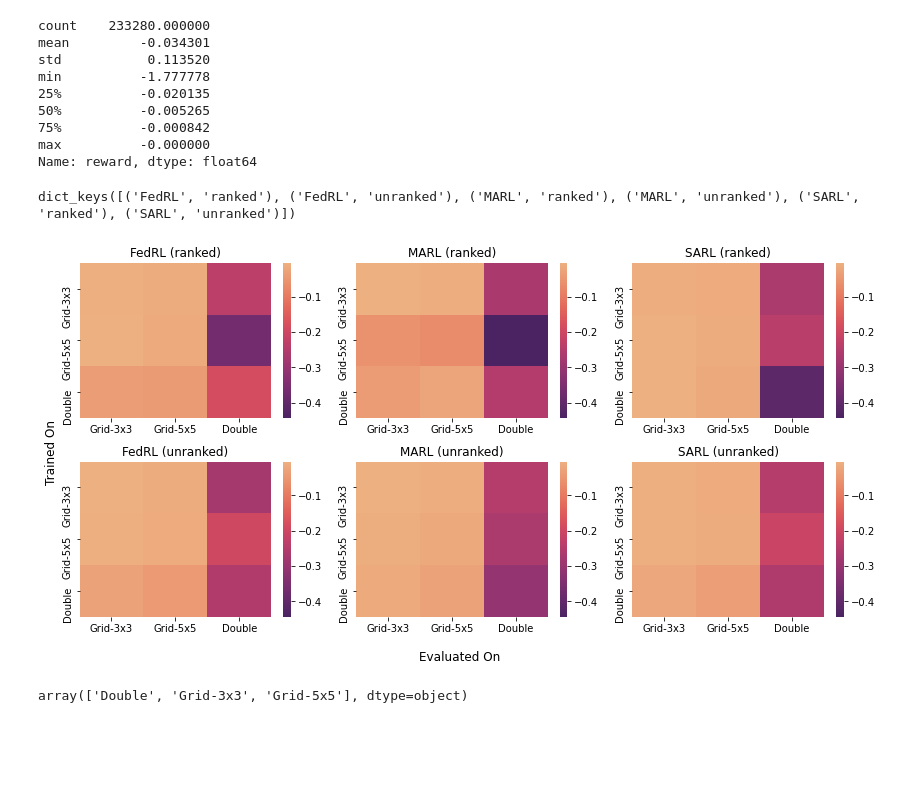
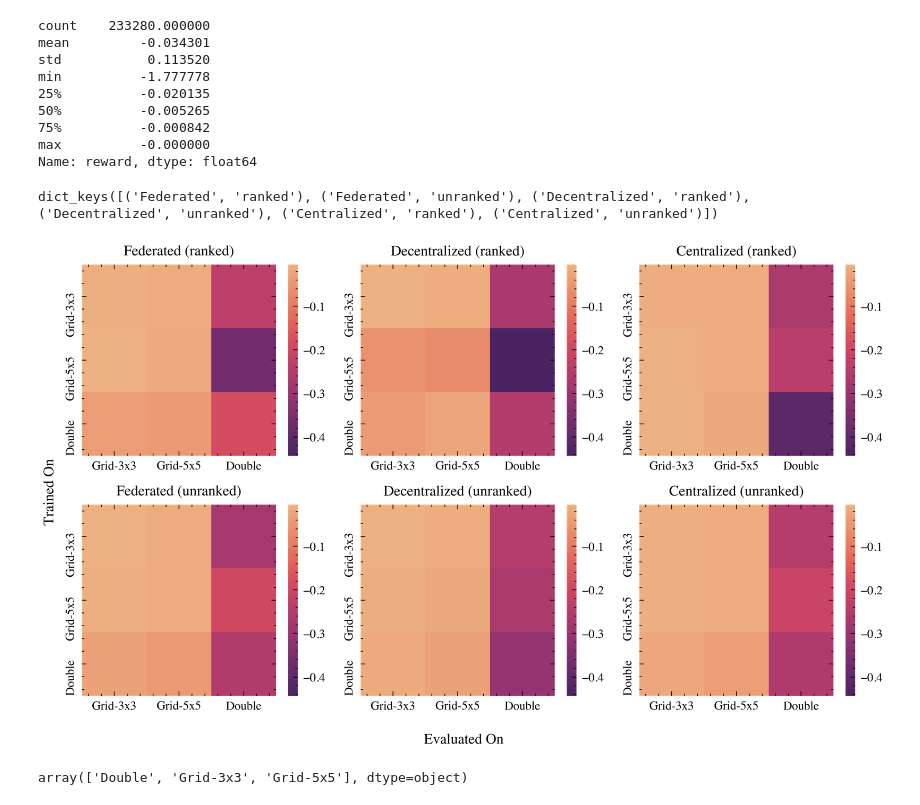
Before and after one commit to nathaniel-hudson/SUMO-FedRL, a Jupyter notebook: notebooks/Experiments Analysis.ipynb, the cells around one changed output. Drawn from its saved outputs; the diff is of its cells as text; code cells hidden in the pictures; blank space fills up the shorter version.

Commit message:
Updates to Plotting

```diff
--- a/notebooks/Experiments Analysis.ipynb
+++ b/notebooks/Experiments Analysis.ipynb
@@ -4,6 +4,9 @@ import numpy as np
 import pandas as pd
 import seaborn as sns
 from os.path import join
+
+plt.style.use(['science', 'ieee', 'no-latex'])
+major, minor = 5.0, 3.0
 # %%
 rewards_df = pd.read_csv(join("..", "out", "experiments", "digital", "rewards.csv"))
 rewards_df["trainer_intersection"].replace({
@@ -16,6 +19,11 @@ rewards_df["netfile"].replace({
     "grid_5x5": "Grid-5x5",
     "double_loop": "Double"
 }, inplace=True)
+rewards_df["trainer"].replace({
+    "FedRL": "Federated",
+    "MARL": "Decentralized",
+    "SARL": "Centralized"
+}, inplace=True)
 rewards_df.head()
 # %% [output]
 |  | Unnamed: 0 | tls_id | reward | netfile | step | n_vehicles | policy | trainer | trainer_intersection | ... |
@@ -78,38 +91,38 @@ for trainer in rewards_df["trainer"].unique():
 
 matrices.keys()
 # %% [output]
-dict_keys([('FedRL', 'ranked'), ('FedRL', 'unranked'), ('MARL', 'ranked'), ('MARL', 'unranked'), ('SARL', 'ranked'), ('SARL', 'unranked')])
+dict_keys([('Federated', 'ranked'), ('Federated', 'unranked'), ('Decentralized', 'ranked'), ('Decentralized', 'unranked'), ('Centralized', 'ranked'), ('Centralized', 'unranked')])
 # %%
 RANKS = ["ranked", "unranked"]
-TRAINERS = ["FedRL", "MARL", "SARL"]
+TRAINERS = ["Federated", "Decentralized", "Centralized"]
 
 vmin, vmax = float("inf"), float("-inf")
 for matrix in matrices.values():
     mat = matrix.flatten()
     vmin = min(vmin, mat.min())
     vmax = max(vmax, mat.max())
 
-fig, axes = plt.subplots(nrows=len(RANKS), ncols=len(TRAINERS), figsize=(12, 6))
+fig, axes = plt.subplots(nrows=len(RANKS), ncols=len(TRAINERS), figsize=(8, 4.75))
 
 for row, ranked in enumerate(RANKS):
     for col, trainer in enumerate(TRAINERS):
         f = sns.heatmap(
             matrices[trainer, ranked],
             xticklabels=['Grid-3x3', 'Grid-5x5', 'Double'],
             yticklabels=['Grid-3x3', 'Grid-5x5', 'Double'],
             vmin=vmin,
             vmax=vmax,
             cmap="flare_r",
             ax=axes[row, col]
         )
         axes[row, col].set_title(f"{trainer} ({ranked})")
 
 fig.supylabel("Trained On")
 fig.supxlabel("Evaluated On")
 plt.tight_layout()
 plt.show()
 # %% [output]
-[figure, old version]
+[figure, new version]
 # %%
 rewards_df["trainer_intersection"].unique()
 # %% [output]
```
Also changed, not shown: parts of 4 cells of this notebook, 15 other files.
